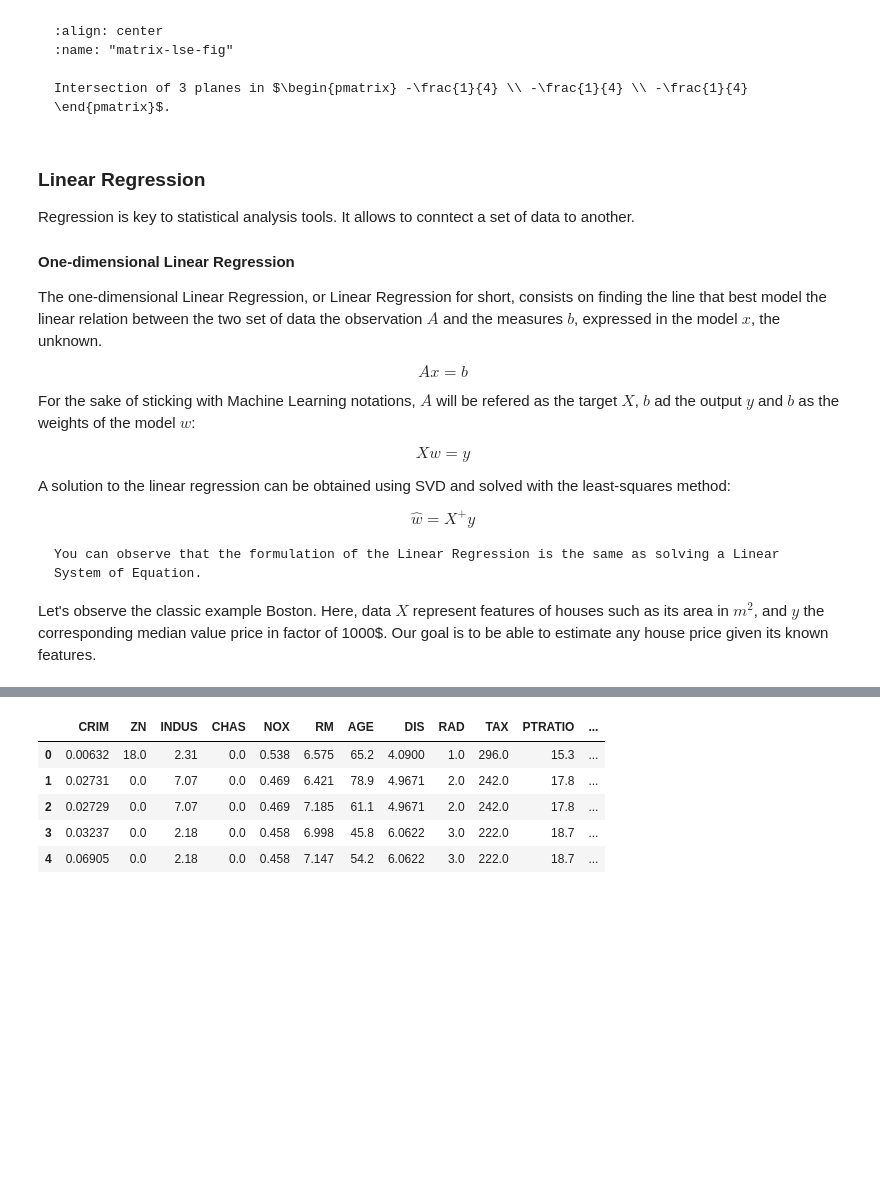
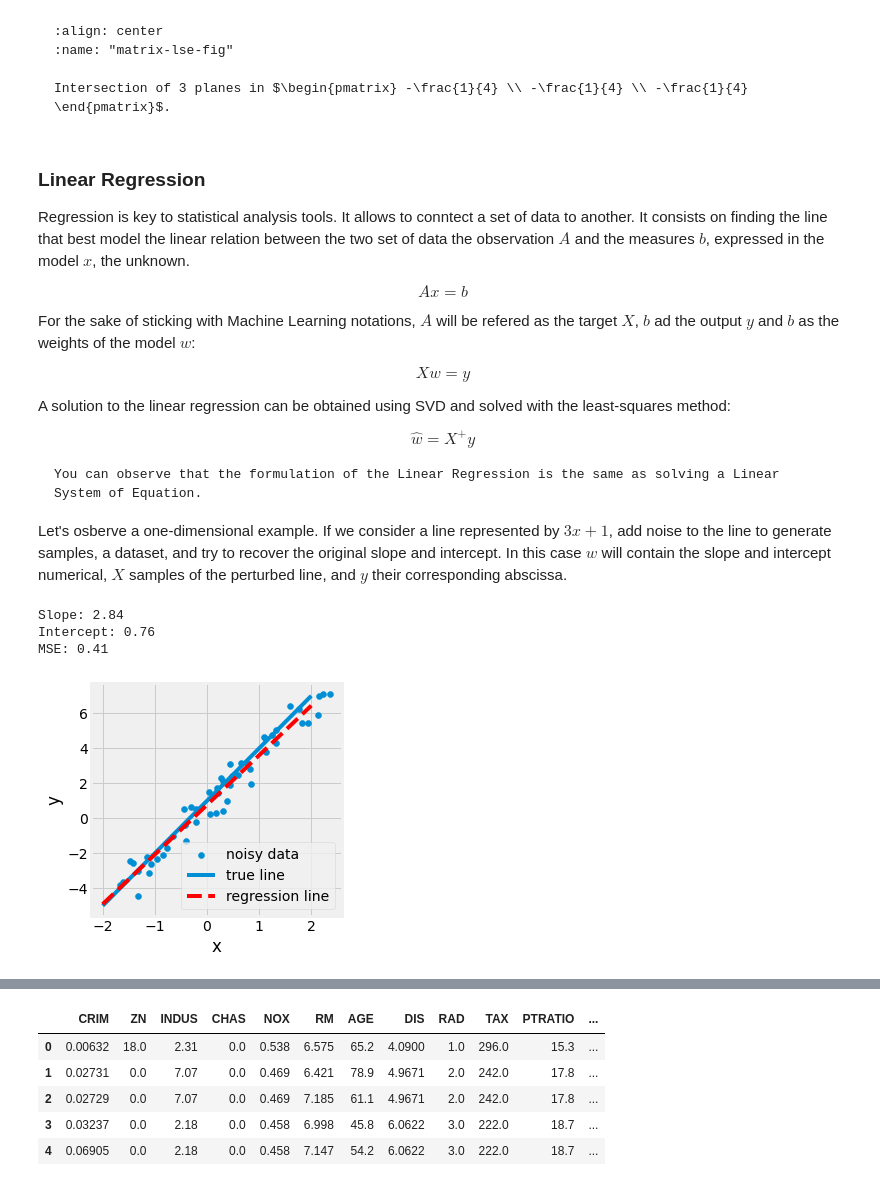
Before and after one commit to yliess86/DataDrivenScienceBook, a Jupyter notebook: data_driven_science_book/linear_algebra.ipynb, the cells around one changed output, grey strips where cells are left out. Saved outputs shown, nothing was run; the diff lists cells and outputs as text; code cells hidden in the pictures; blank space fills up the shorter version.

````diff
--- a/data_driven_science_book/linear_algebra.ipynb
+++ b/data_driven_science_book/linear_algebra.ipynb
@@ -2056,11 +2056,7 @@ Intersection of 3 planes in $\begin{pmatrix} -\frac{1}{4} \\ -\frac{1}{4} \\ -\f
 # %% [markdown]
 ### Linear Regression
 
-Regression is key to statistical analysis tools. It allows to conntect a set of data to another.
-
-#### One-dimensional Linear Regression
-
-The one-dimensional Linear Regression, or Linear Regression for short, consists on finding the line that best model the linear relation between the two set of data the observation $A$ and the measures $b$, expressed in the model $x$, the unknown.
+Regression is key to statistical analysis tools. It allows to conntect a set of data to another. It consists on finding the line that best model the linear relation between the two set of data the observation $A$ and the measures $b$, expressed in the model $x$, the unknown.
 
 $$
 Ax = b
@@ -2082,4 +2078,64 @@ $$
 You can observe that the formulation of the Linear Regression is the same as solving a Linear System of Equation.
 ```
 
-Let's observe the classic example Boston. Here, data $X$ represent features of houses such as its area in $m^2$, and $y$ the corresponding median value price in factor of 1000\$. Our goal is to be able to estimate any house price given its known features.
+Let's osberve a one-dimensional example. If we consider a line represented by $3x + 1$, add noise to the line to generate samples, a dataset, and try to recover the original slope and intercept. In this case $w$ will contain the slope and intercept numerical, $X$ samples of the perturbed line, and $y$ their corresponding abscissa.
+# %%
+import numpy as np
+
+
+# Create Targets
+original_X = np.linspace(-2, 2, 500)[:, None]
+original_y = 3 * original_X + 1
+
+# Create Samples
+SAMPLES, NOISE_STRENGTH = 50, (-0.2, 5e-1)
+idxs = np.random.choice(len(original_X), SAMPLES)
+
+X, y = original_X[idxs], original_y[idxs]
+X += np.random.uniform(*NOISE_STRENGTH, size=len(X))[:, None]    # Add Noise
+y += np.random.uniform(*NOISE_STRENGTH, size=len(y))[:, None]    # Add Noise
+X = np.column_stack([X, np.ones(len(X))])                        # Add 1 for intercept
+
+# Recover slope and intercept
+U, S, V_T = np.linalg.svd(X, full_matrices=False)
+w_hat = (V_T.T @ np.diag(1 / S) @ U.T) @ y
+print(f"Slope: {w_hat[0, 0]:.2f}\nIntercept: {w_hat[1, 0]:.2f}")
+
+# Prediction
+y_preds = X @ w_hat
+mse = np.mean((y_preds - y) ** 2)
+
+print(f"MSE: {mse:.2f}")
+# %% [output]
+Slope: 2.84
+Intercept: 0.76
+MSE: 0.41
+# %%
+import numpy as np
+import matplotlib.pyplot as plt
+plt.ion()
+plt.style.use('fivethirtyeight')
+
+fig = plt.figure(figsize=(4, 4), facecolor="white")
+ax = fig.add_subplot(1, 1, 1)
+
+points = ax.scatter(X[:, 0], y[:, 0])
+line_origi, *_ = ax.plot(original_X[:, 0], original_y[:, 0])
+line_preds, *_ = ax.plot(
+    original_X[:, 0],
+    w_hat[0, 0] * original_X[:, 0] + w_hat[1, 0],
+    color="r",
+    linestyle="dashed",
+)
+
+ax.set_xlabel("x")
+ax.set_ylabel("y")
+ax.set_xticks(range(-2, 2 + 1))
+ax.legend(
+    handles=[points, line_origi, line_preds],
+    labels=["noisy data", "true line", "regression line"],
+)
+
+fig.canvas.draw()
+# %% [output]
+[figure, added]
````
Also changed, not shown: parts of 8 cells of this notebook.
